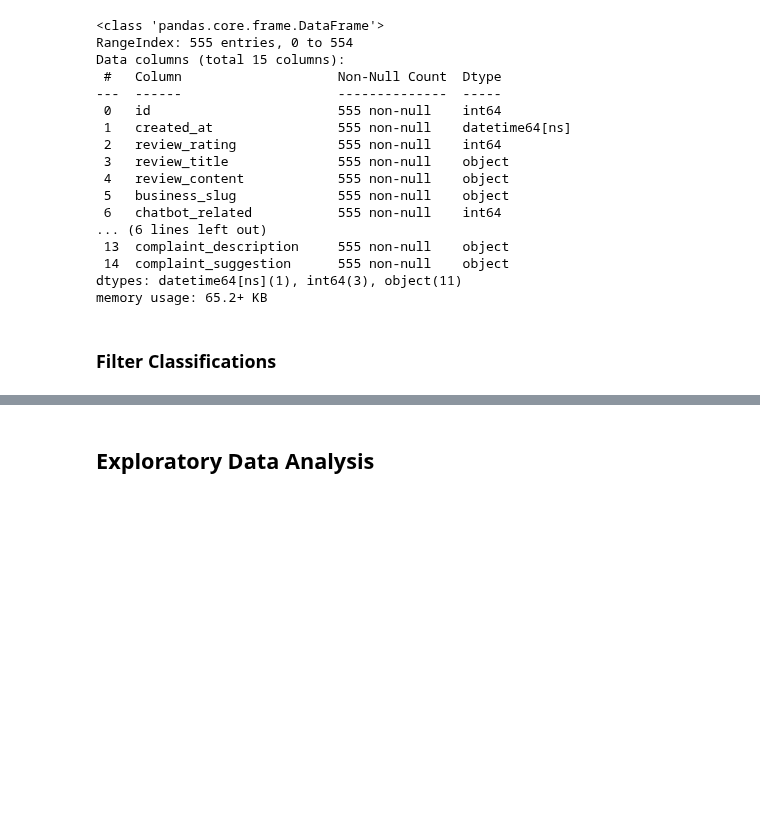
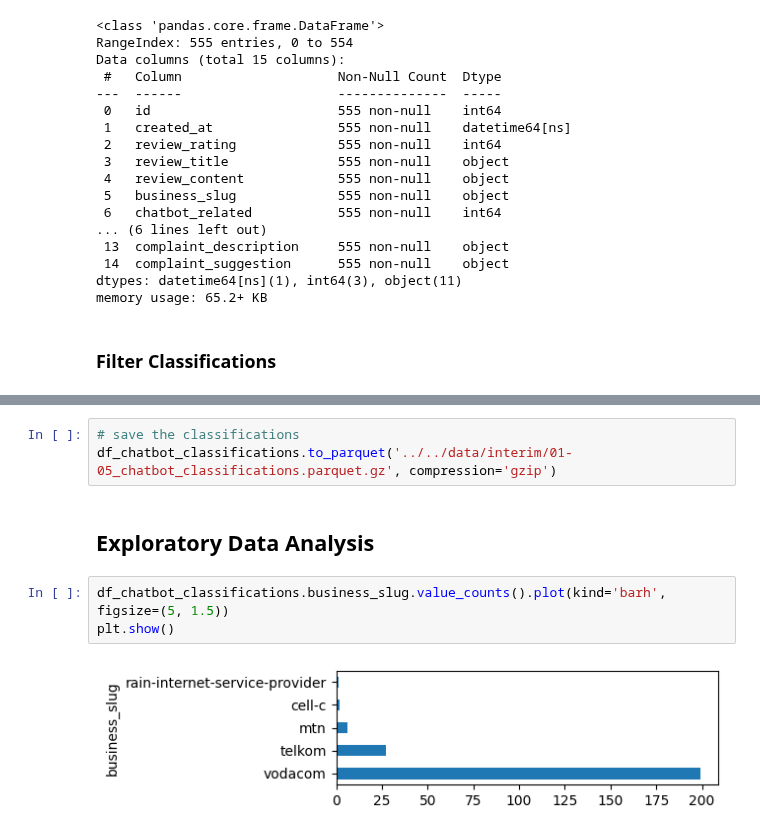
Before and after one commit to JohnnyFoulds/dsm050-2023-apr, a Jupyter notebook: notebooks/01_hellopeter/01-05_combine_cllassifications.ipynb, the cells around one changed output, grey strips where cells are left out. Drawn from its saved outputs; the diff is of its cells as text; blank space fills up the shorter version.

```diff
--- a/notebooks/01_hellopeter/01-05_combine_cllassifications.ipynb
+++ b/notebooks/01_hellopeter/01-05_combine_cllassifications.ipynb
@@ -133,5 +135,13 @@ display(df_chatbot_classifications.head())
 | 11 | 3353838 | 2021-01-15 11:32:11 | 1 | Chatbot Tobi/ Voice Bundle | I am disappointed at how your ser... | vodacom | 1 | ... |
 | 12 | 3358601 | 2021-01-20 06:28:13 | 1 | Vodacom not assisting customers, ... | I have many complaints, but will ... | vodacom | 1 | ... |
 | 15 | 3367621 | 2021-01-27 10:41:25 | 1 | Missing airtime/No customer service | My airtime just went missing. Fai... | vodacom | 1 | ... |
+# %%
+# save the classifications
+df_chatbot_classifications.to_parquet('../../data/interim/01-05_chatbot_classifications.parquet.gz', compression='gzip')
 # %% [markdown]
 ## Exploratory Data Analysis
+# %%
+df_chatbot_classifications.business_slug.value_counts().plot(kind='barh', figsize=(5, 1.5))
+plt.show()
+# %% [output]
+[figure, added]
```
Also changed, not shown: parts of 10 cells of this notebook, 1 other file.
